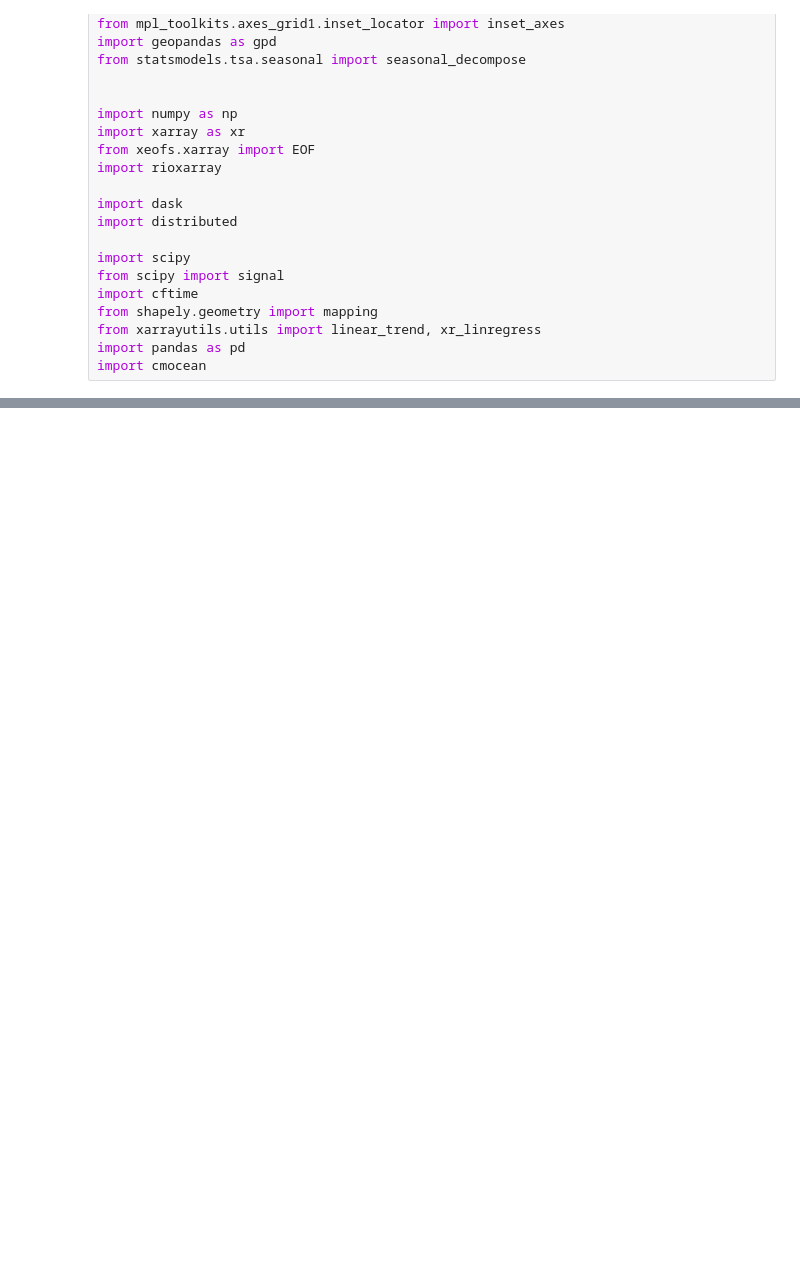
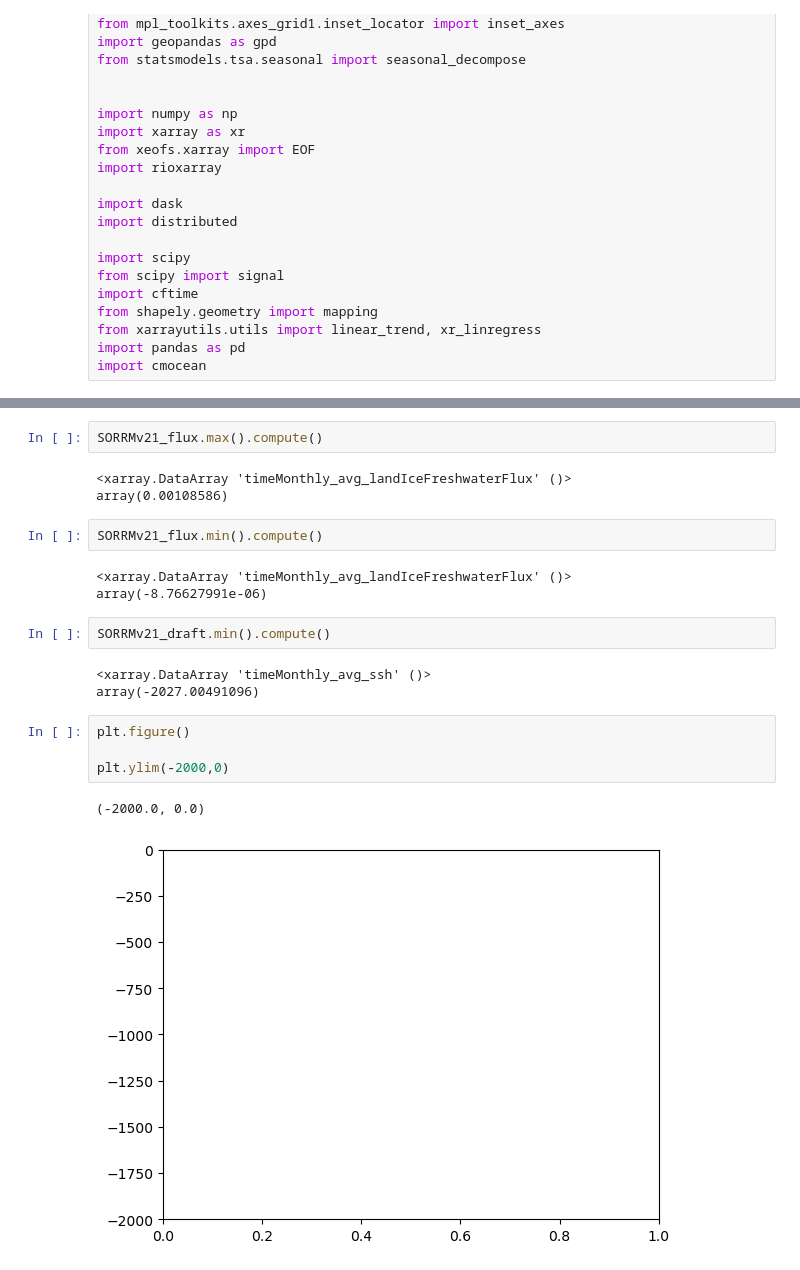
Before and after one commit to mshiv/AISLENS, a Jupyter notebook: notebooks/02-sm-AIS-basal-melt-ocean-model-output-analysis.ipynb, the cells around one changed output, grey strips where cells are left out. Drawn from its saved outputs; the diff is of its cells as text; blank space fills up the shorter version.

```diff
--- a/notebooks/02-sm-AIS-basal-melt-ocean-model-output-analysis.ipynb
+++ b/notebooks/02-sm-AIS-basal-melt-ocean-model-output-analysis.ipynb
@@ -61,0 +74,22 @@ FILE_iceShelvesShape = 'iceShelves.geojson'
+# %%
+SORRMv21_flux.max().compute()
+# %% [output]
+<xarray.DataArray 'timeMonthly_avg_landIceFreshwaterFlux' ()>
+array(0.00108586)
+# %%
+SORRMv21_flux.min().compute()
+# %% [output]
+<xarray.DataArray 'timeMonthly_avg_landIceFreshwaterFlux' ()>
+array(-8.76627991e-06)
+# %%
+SORRMv21_draft.min().compute()
+# %% [output]
+<xarray.DataArray 'timeMonthly_avg_ssh' ()>
+array(-2027.00491096)
+# %%
+plt.figure()
+
+plt.ylim(-2000,0)
+# %% [output]
+(-2000.0, 0.0)
+[figure, added]
```
Also changed, not shown: parts of 6 cells of this notebook, 1 other file.
